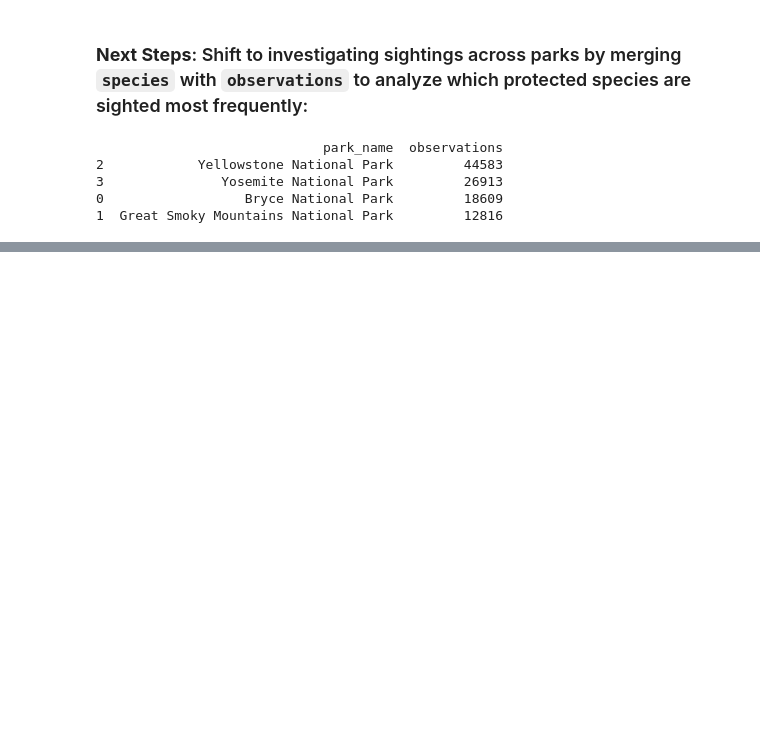
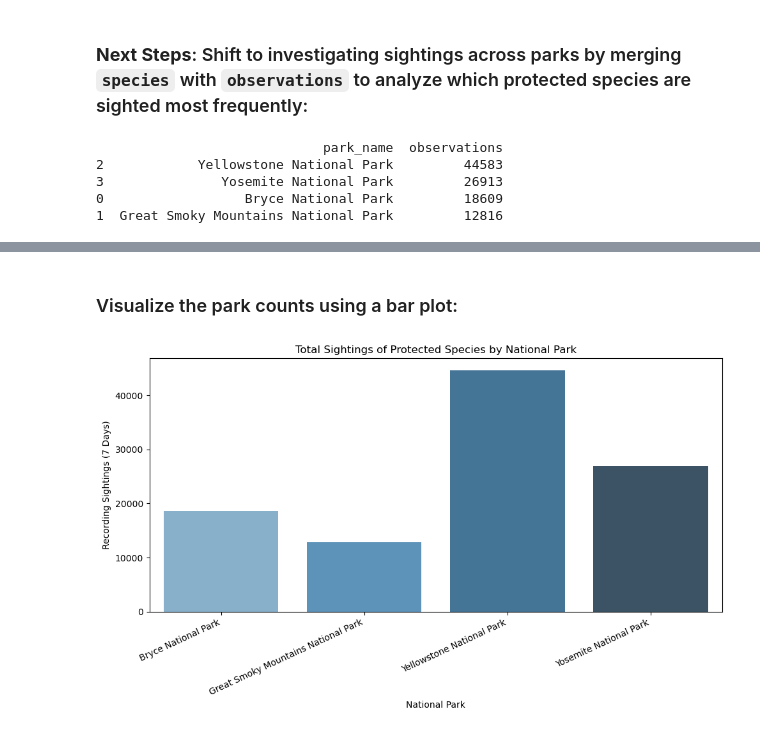
Before and after one commit to longm7718-cpu/biodiversity-national-parks, a Jupyter notebook: biodiversity.ipynb, the cells around one changed output, grey strips where cells are left out. Drawn from its saved outputs; the diff is of its cells as text; code cells hidden in the pictures; blank space fills up the shorter version.

```diff
--- a/biodiversity.ipynb
+++ b/biodiversity.ipynb
@@ -188,0 +215,13 @@ print(park_protected_counts.sort_values(by='observations', ascending=False))
+# %% [markdown]
+### Visualize the park counts using a bar plot:
+# %%
+plt.figure(figsize=(10, 6))
+sns.barplot(data=park_protected_counts, x='park_name', y='observations', hue='park_name', palette='Blues_d', legend=False)
+plt.title('Total Sightings of Protected Species by National Park')
+plt.xlabel('National Park')
+plt.ylabel('Recording Sightings (7 Days)')
+plt.xticks(rotation=25, ha='right')
+plt.tight_layout()
+plt.show()
+# %% [output]
+[figure, added]
```
Also changed, not shown: parts of 1 cell of this notebook.
